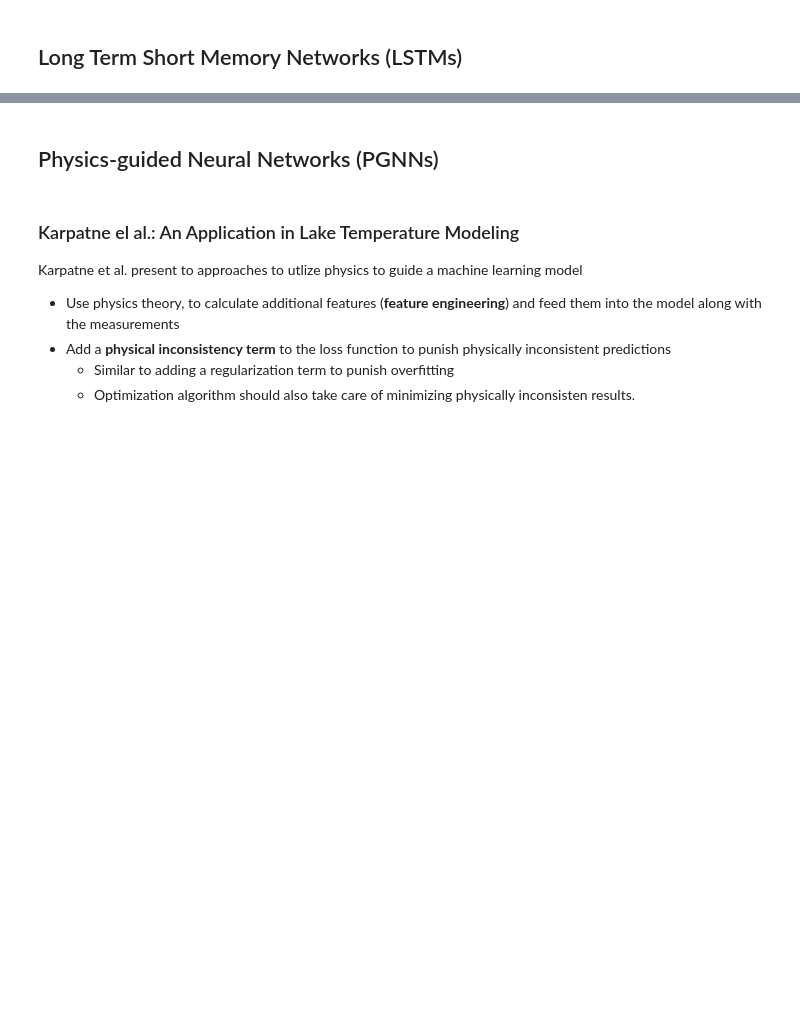
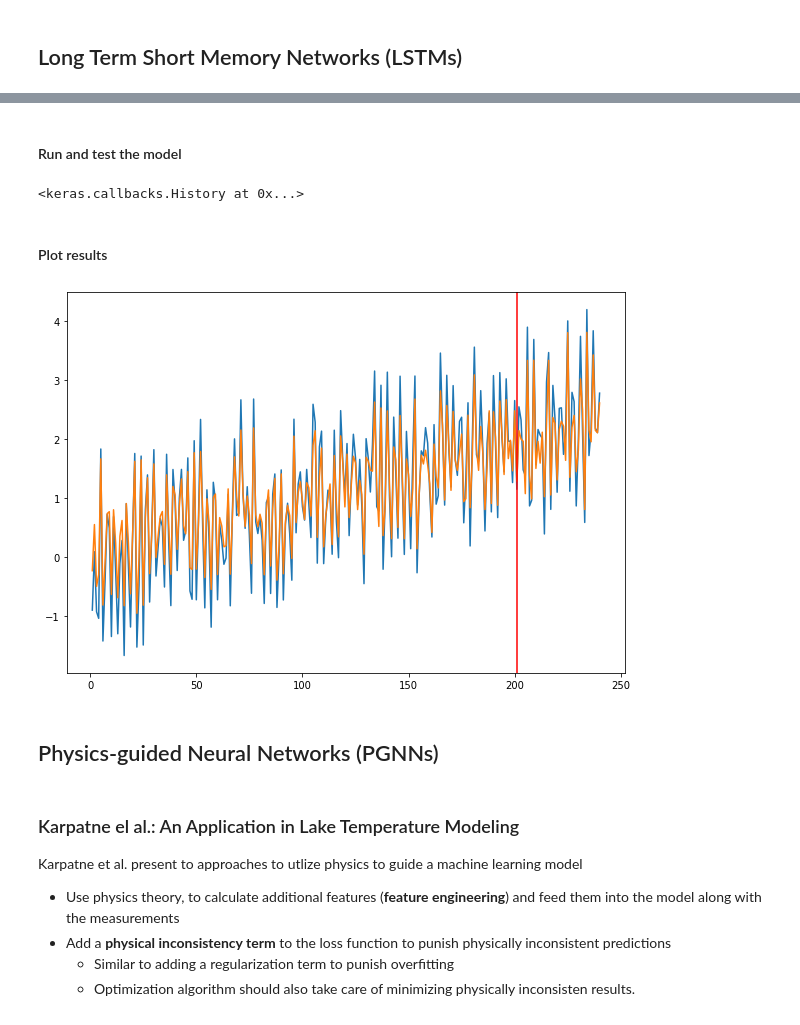
Before and after one commit to gvtsch/Recurrent_Neural_Networks, a Jupyter notebook: Time_series.ipynb, the cells around one changed output, grey strips where cells are left out. Cells and saved outputs as stored; diff of their text form; code cells hidden in the pictures; blank space fills up the shorter version.

```diff
--- a/Time_series.ipynb
+++ b/Time_series.ipynb
@@ -12,0 +238,5 @@ from keras.layers import Dense, SimpleRNN
+# %%
+model = Sequential()
+model.add(LSTM(units=32, input_shape=(1,step), activation="relu"))
+model.add(Dropout(0.2))
+model.add(Dense(1))
@@ -12,0 +245,3 @@ from keras.layers import Dense, SimpleRNN
+# %%
+model.compile(loss='mse', optimizer='adam')
+model.summary()
@@ -13,3 +264,24 @@ from keras.layers import Dense, SimpleRNN
+# %% [markdown]
+#### Run and test the model
+# %%
+model.fit(trainX,trainY, epochs=100, batch_size=32, verbose=0)
+# %% [output]
+<keras.callbacks.History at 0x...>
+# %%
+trainPredict = model.predict(trainX)
+testPredict = model.predict(testX)
+predicted = np.concatenate((trainPredict, testPredict), axis=0)
+# %% [markdown]
+#### Plot results
+# %%
+index = df.index.values
+plt.figure(figsize=(10, 7))
+plt.plot(index, df)
+plt.plot(index, predicted)
+plt.axvline(df.index[Tp], c="r")
+plt.show()
+# %% [output]
+[figure, added]
 # %% [markdown]
 ## Physics-guided Neural Networks (PGNNs)
 # %% [markdown]
```
Also changed, not shown: parts of 33 cells of this notebook.
